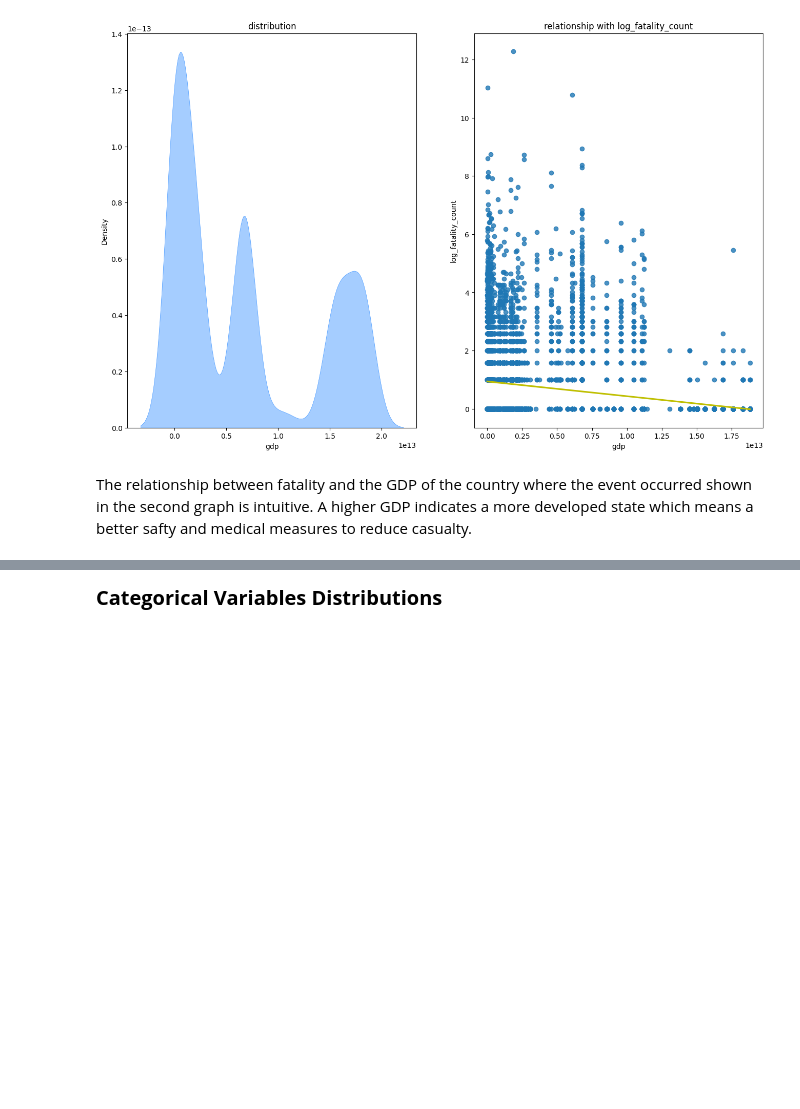
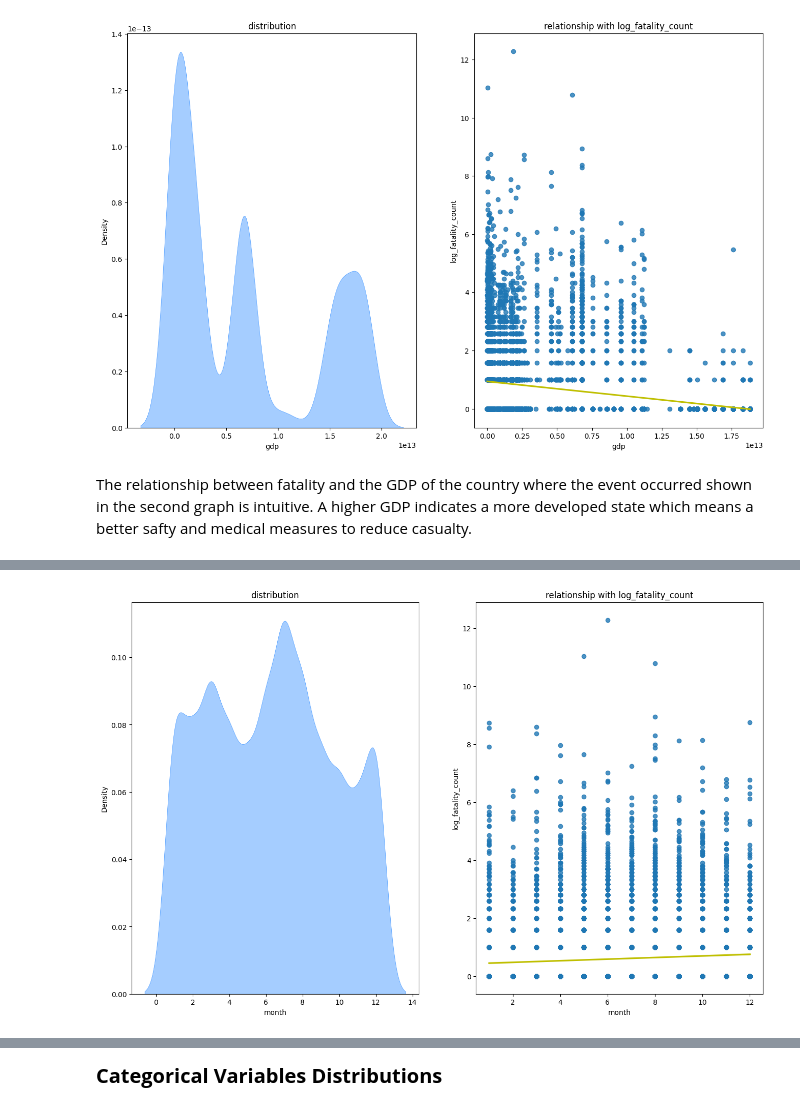
Before and after one commit to yuki172/global-landslide, a Jupyter notebook: main.ipynb, the cells around one changed output, grey strips where cells are left out. Cells and saved outputs as stored; diff of their text form; code cells hidden in the pictures; blank space fills up the shorter version.

```diff
--- a/main.ipynb
+++ b/main.ipynb
@@ -381,0 +429,4 @@ The relationship between fatality and the GDP of the country where the event occ
+# %%
+get_dist_numeric('month', full_data)
+# %% [output]
+[figure, added]
```
Also changed, not shown: parts of 69 cells of this notebook.
